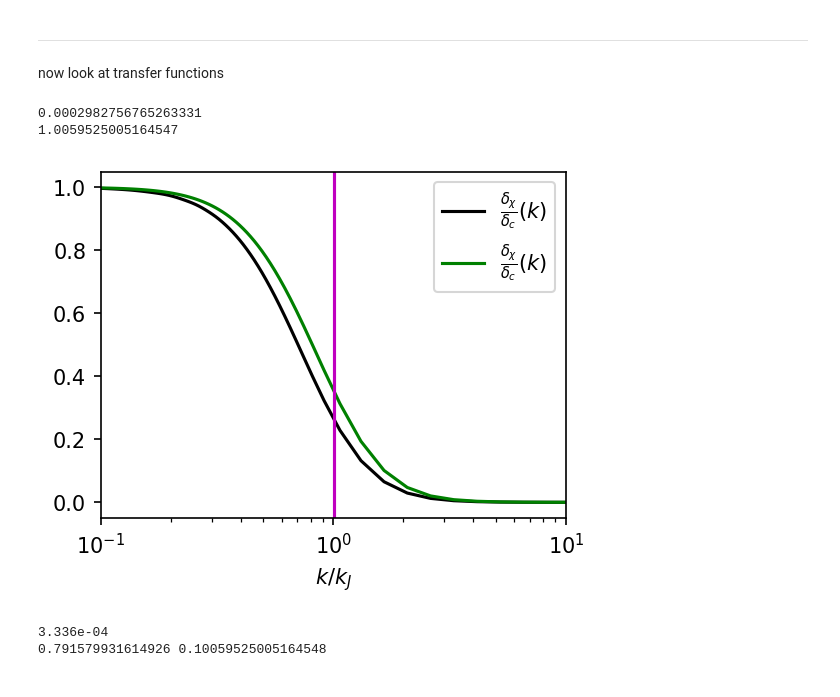
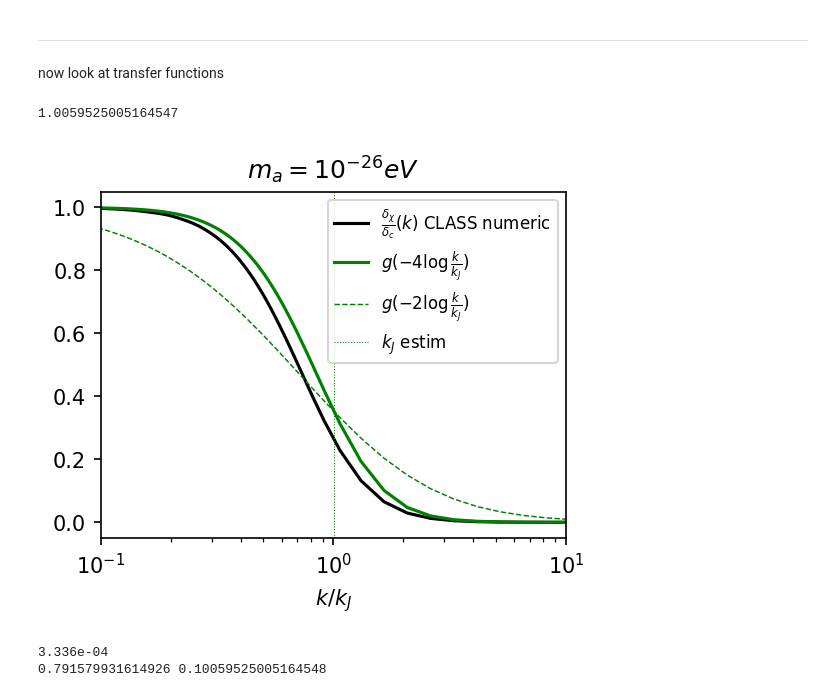
Before and after one commit to fverd/class, a Jupyter notebook: soundsped-scripts/ULAstest_bck_pert.ipynb, the cells around one changed output. Drawn from its saved outputs; the diff is of its cells as text; code cells hidden in the pictures.

Commit message:
plot per chiamata

```diff
--- a/soundsped-scripts/ULAstest_bck_pert.ipynb
+++ b/soundsped-scripts/ULAstest_bck_pert.ipynb
@@ -109,37 +122,37 @@ now look at transfer functions
 # %%
 zeval = 0.5
 chi_tk_k = chiCDM.get_transfer(z=zeval)
 
 kEval=chi_tk_k['k (h/Mpc)']
 d_chi_k=-chi_tk_k['d_chi']
 d_cdm_k=-chi_tk_k['d_cdm']
 
 T_ratio_k =d_chi_k/ d_cdm_k
 
 def g_an(t):
     return  1 + 6 * np.exp(-t) * np.cos(np.sqrt(6) * np.exp(-t / 2)) * sici(np.sqrt(6) * np.exp(-t / 2))[1] - 3 * np.exp(-t) * np.pi * np.sin(np.sqrt(6) * np.exp(-t / 2)) + 6 * np.exp(-t) * np.sin(np.sqrt(6) * np.exp(-t / 2)) * sici(np.sqrt(6) * np.exp(-t / 2))[0]
 
 H0p5 = Ha_chi_int(0.666)/0.666
-print(H0p5)
-
 kJ0p5 = np.sqrt(H0p5 * m_ax)/0.67810
 
 print(kJ0p5)
 plt.figure(figsize=(4,3), dpi=150)
-plt.plot(kEval, T_ratio_k,'k',label=r'$\frac{\delta_\chi}{\delta_c}(k)$')
-plt.plot(kEval, g_an(-4*np.log(kEval/(kJ0p5))),'g',label=r'$\frac{\delta_\chi}{\delta_c}(k)$')
+plt.plot(kEval, T_ratio_k,'k',label=r'$\frac{\delta_\chi}{\delta_c}(k)$ CLASS numeric')
+plt.plot(kEval, g_an(-4*np.log(kEval/(kJ0p5))),'g',label=r'$g(-4\log \frac{k}{k_J})$')
+plt.plot(kEval, g_an(-2*np.log(kEval/(kJ0p5))),'g--',linewidth=0.7, label=r'$g(-2\log \frac{k}{k_J})$')
+
+plt.axvline(kJ0p5, color='g', linestyle=':', linewidth=0.5,label=r'$k_J$ estim')
 
 
-plt.axvline(kJ0p5, color='m')
 plt.xscale('log')
 plt.xlabel(r'$k/k_J$')
-plt.legend()
+plt.legend(loc='upper right', fontsize=8)
 plt.xlim([1.e-1,1.e1])
+plt.title(r'$m_a = 10^{-26}eV$')
 plt.show()
 # %% [output]
-0.0002982756765263331
 1.0059525005164547
-[figure, old version]
+[figure, new version]
 # %%
 H0=Ha_chi_int(1.)
 print(f'{H0/0.67810:.3e}')
```
Also changed, not shown: parts of 4 cells of this notebook.
